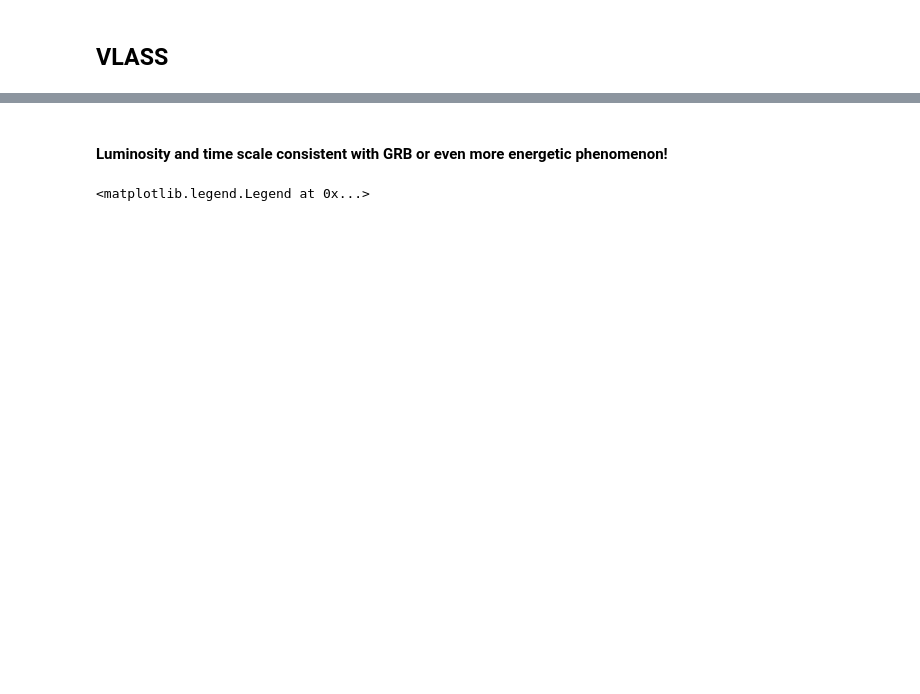
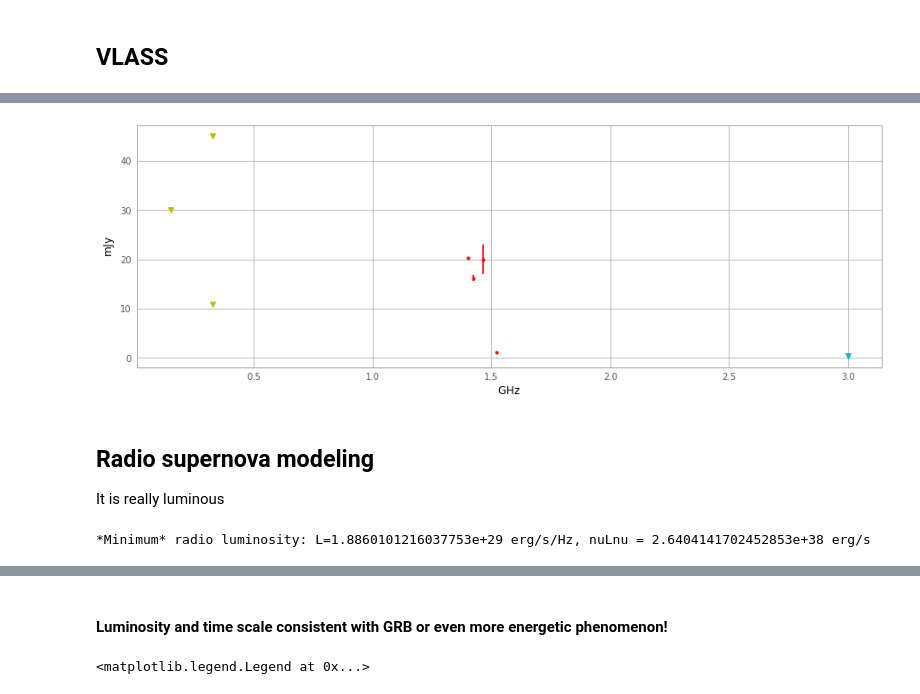
Before and after one commit to caseyjlaw/vlass_query, a Jupyter notebook: J141918.855+394036.03.ipynb, the cells around one changed output, grey strips where cells are left out. Saved outputs shown, nothing was run; the diff lists cells and outputs as text; code cells hidden in the pictures; blank space fills up the shorter version.

```diff
--- a/J141918.855+394036.03.ipynb
+++ b/J141918.855+394036.03.ipynb
@@ -178,0 +201,12 @@ Compare to Metzger et al (2018), on rates and lightcurves or radio transients.
+# %%
+t_farnes = astropy.time.Time('2015-05-11').decimalyear
+f_farnesS = 3.  # GHz
+s_farnesS = 0.7   # detection! Jamie's "wide" image with pbcor. 0.25 mJy in my image before pbcor
+es_farnesS = 0.05
+f_farnesL = 1.52  # GHz
+s_farnesL = 1.12  # mJy; detection! no pbcor
+es_farnes = 0.1
+alpha_farnes = np.log(s_farnesL/s_farnesS)/np.log(f_farnesL/f_farnesS)
+# point-like; 2d Gaussian fit to L-band source does not resolve it
+
+print('Late-time L/S spectral index: {0}'.format(alpha_farnes))
@@ -178,0 +314,21 @@ Compare to Metzger et al (2018), on rates and lightcurves or radio transients.
+# %%
+with quantity_support():
+    plt.figure(figsize=(15,5))
+    plt.errorbar([f_ab6860, f_first, f_nvss, f_farnesL]*u.GHz, [s_ab6860, s_first, s_nvss, s_farnesL]*u.milliJansky, yerr=[es_ab6860, es_first, es_nvss, es_farnesL]*u.milliJansky, fmt='r.')  # 1.4 GHz
+    plt.errorbar([f_farnesS]*u.GHz, [s_farnesS]*u.milliJansky, yerr=[es_farnesS]*u.milliJansky, fmt='c.')  # 3 GHz
+    plt.plot([f_vlass]*u.GHz, [s_vlass]*u.milliJansky, 'cv')  # 3 GHz
+    plt.plot([f_tgss, f_wenss, f_ab6860P]*u.GHz, [s_tgss, s_wenss, s_ab6860P]*u.milliJansky, 'yv')  # low freqs
+# %% [output]
+[figure, added]
+# %% [markdown]
+## Radio supernova modeling
+
+It is really luminous
+# %%
+co = cosmo.Planck15
+d_lum = co.luminosity_distance(0.01957)
+lum_minL = (s_first*1e-3)*1e-23 * 4*np.pi*d_lum.to_value(u.cm)**2
+nulnu_min = lum_minL*f_first*1e9
+print("*Minimum* radio luminosity: L={0} erg/s/Hz, nuLnu = {1} erg/s".format(lum_minL, nulnu_min))
+# %% [output]
+*Minimum* radio luminosity: L=1.8860101216037753e+29 erg/s/Hz, nuLnu = 2.6404141702452853e+38 erg/s
```
Also changed, not shown: parts of 52 cells of this notebook, 3 other files.
